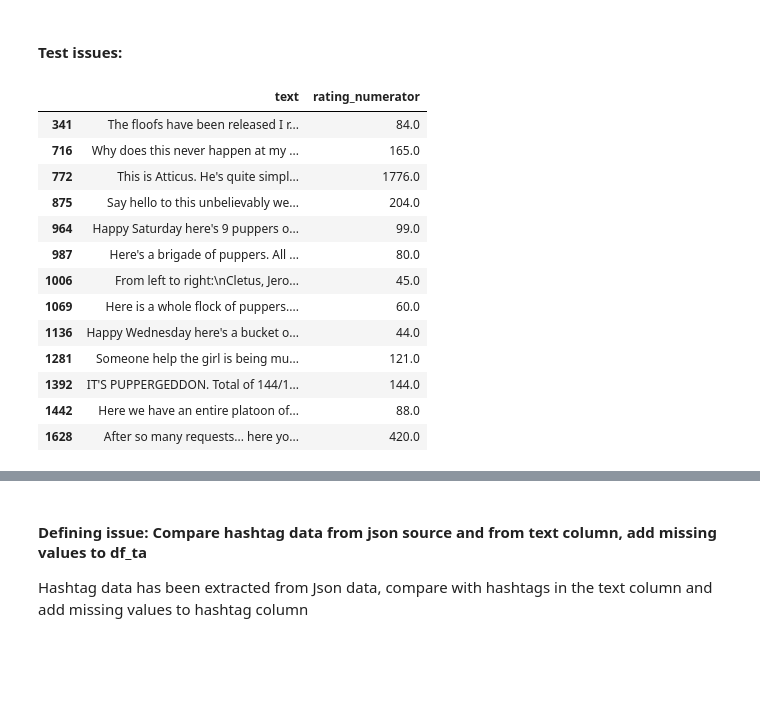
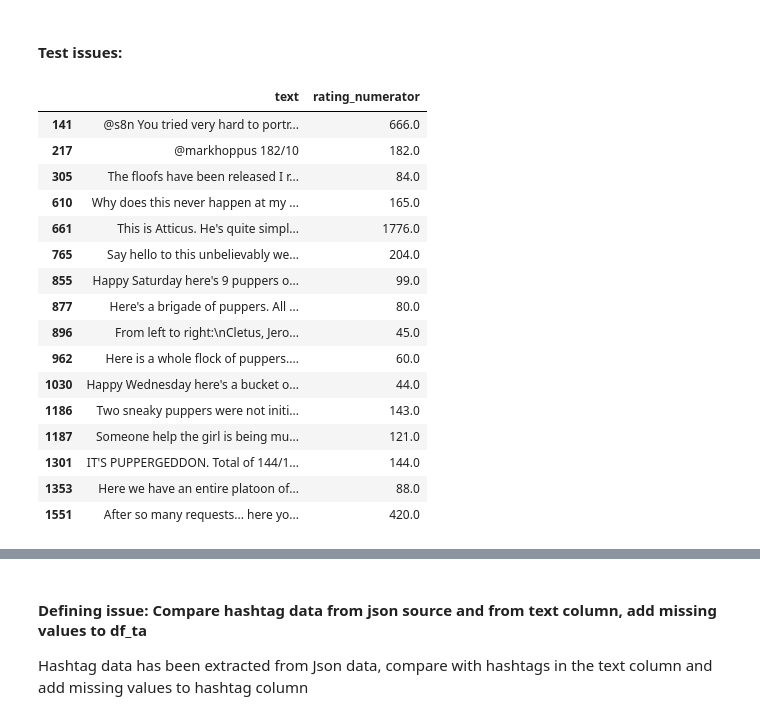
Before and after one commit to ChrisShuttle/Udacity_DAND_Project4_DataWrangling, a Jupyter notebook: project4_twitter_data_wrangling_and_analysis.ipynb, the cells around one changed output, grey strips where cells are left out. Saved outputs shown, nothing was run; the diff lists cells and outputs as text; code cells hidden in the pictures; blank space fills up the shorter version.

```diff
--- a/project4_twitter_data_wrangling_and_analysis.ipynb
+++ b/project4_twitter_data_wrangling_and_analysis.ipynb
@@ -1003,9 +999,8 @@ memory usage: 356.1+ KB
 #### Code issue:
 # %%
 df_ta.timestamp = pd.to_datetime(df_ta.timestamp)
-df_ta.retweeted_status_id = df_ta.retweeted_status_id.astype('Int64')
-df_ta.retweeted_status_user_id = df_ta.retweeted_status_user_id.astype('Int64')
-df_ta.retweeted_status_timestamp = pd.to_datetime(df_ta.retweeted_status_timestamp)
+df_ta.in_reply_to_status_id = df_ta.in_reply_to_status_id.astype('Int64')
+df_ta.in_reply_to_user_id = df_ta.in_reply_to_user_id.astype('Int64')
 df_ta.img_num = df_ta.img_num.astype('Int64')
 df_ta.favorite_count = df_ta.favorite_count.astype('Int64')
 df_ta.retweet_count = df_ta.retweet_count.astype('Int64')
@@ -1054,6 +1049,7 @@ Denominators of the ratings should always be 10, as the rating is out of 10. For
 <a id='codeq2'></a>
 #### Code issue:
 # %%
+pd.options.display.max_colwidth=1000
 df_ta.rating_numerator.value_counts().index.sort_values()
-df_ta[['text', 'rating_numerator']].query('rating_numerator > 15')
+df_ta[['tweet_id','text', 'rating_numerator']].query('rating_numerator > 15')
 # %% [output]
@@ -1111,8 +1116,12 @@ df_ta[['text', 'rating_denominator']].query('rating_denominator > 10')
 # %%
-df_ta.loc[909,'rating_denominator'] = 10
-df_ta.loc[837, 'rating_denominator'] = 10
-df_ta.loc[939, 'rating_denominator'] = 10
-df_ta.loc[617, 'rating_denominator'] = 10
-df_ta.loc[1300, 'rating_denominator'] = 10
+df_ta.loc[249,'rating_denominator'] = np.nan
+df_ta.loc[230,'rating_denominator'] = 10
+df_ta.loc[726,'rating_denominator'] = 10
+df_ta.loc[800, 'rating_denominator'] = 10
+df_ta.loc[830, 'rating_denominator'] = 10
+df_ta.loc[1161, 'rating_denominator'] = np.nan
+df_ta.loc[1206, 'rating_denominator'] = 10
+df_ta.loc[1810, 'rating_denominator'] = 10
+df_ta.loc[358, 'rating_denominator'] = np.nan
 # %%
 df_ta[['text', 'rating_numerator']].query('rating_numerator < 8');
@@ -1126,26 +1133,27 @@ df_ta[['text', 'rating_denominator']].query('rating_denominator < 10')
-# %%
-df_ta.loc[402,'rating_denominator'] = np.nan
-df_ta.loc[1885, 'rating_denominator'] = 10
 # %% [markdown]
 <a id='testq2'></a>
 #### Test issues:
 # %%
+pd.options.display.max_colwidth=1000
 df_ta[['text', 'rating_numerator']].query('rating_numerator > 15')
 # %% [output]
 |  | text | rating_numerator |
-| 341 | The floofs have been released I r... | 84.0 |
-| 716 | Why does this never happen at my ... | 165.0 |
-| 772 | This is Atticus. He's quite simpl... | 1776.0 |
-| 875 | Say hello to this unbelievably we... | 204.0 |
-| 964 | Happy Saturday here's 9 puppers o... | 99.0 |
-| 987 | Here's a brigade of puppers. All ... | 80.0 |
-| 1006 | From left to right:\nCletus, Jero... | 45.0 |
-| 1069 | Here is a whole flock of puppers.... | 60.0 |
-| 1136 | Happy Wednesday here's a bucket o... | 44.0 |
-| 1281 | Someone help the girl is being mu... | 121.0 |
-| 1392 | IT'S PUPPERGEDDON. Total of 144/1... | 144.0 |
-| 1442 | Here we have an entire platoon of... | 88.0 |
-| 1628 | After so many requests... here yo... | 420.0 |
+| 141 | @s8n You tried very hard to portr... | 666.0 |
+| 217 | @markhoppus 182/10 | 182.0 |
+| 305 | The floofs have been released I r... | 84.0 |
+| 610 | Why does this never happen at my ... | 165.0 |
+| 661 | This is Atticus. He's quite simpl... | 1776.0 |
+| 765 | Say hello to this unbelievably we... | 204.0 |
+| 855 | Happy Saturday here's 9 puppers o... | 99.0 |
+| 877 | Here's a brigade of puppers. All ... | 80.0 |
+| 896 | From left to right:\nCletus, Jero... | 45.0 |
+| 962 | Here is a whole flock of puppers.... | 60.0 |
+| 1030 | Happy Wednesday here's a bucket o... | 44.0 |
+| 1186 | Two sneaky puppers were not initi... | 143.0 |
+| 1187 | Someone help the girl is being mu... | 121.0 |
+| 1301 | IT'S PUPPERGEDDON. Total of 144/1... | 144.0 |
+| 1353 | Here we have an entire platoon of... | 88.0 |
+| 1551 | After so many requests... here yo... | 420.0 |
 # %%
 df_ta[['text', 'rating_denominator']].query('rating_denominator < 10 or rating_denominator > 10')
 # %% [output]
```
Also changed, not shown: parts of 47 cells of this notebook.
